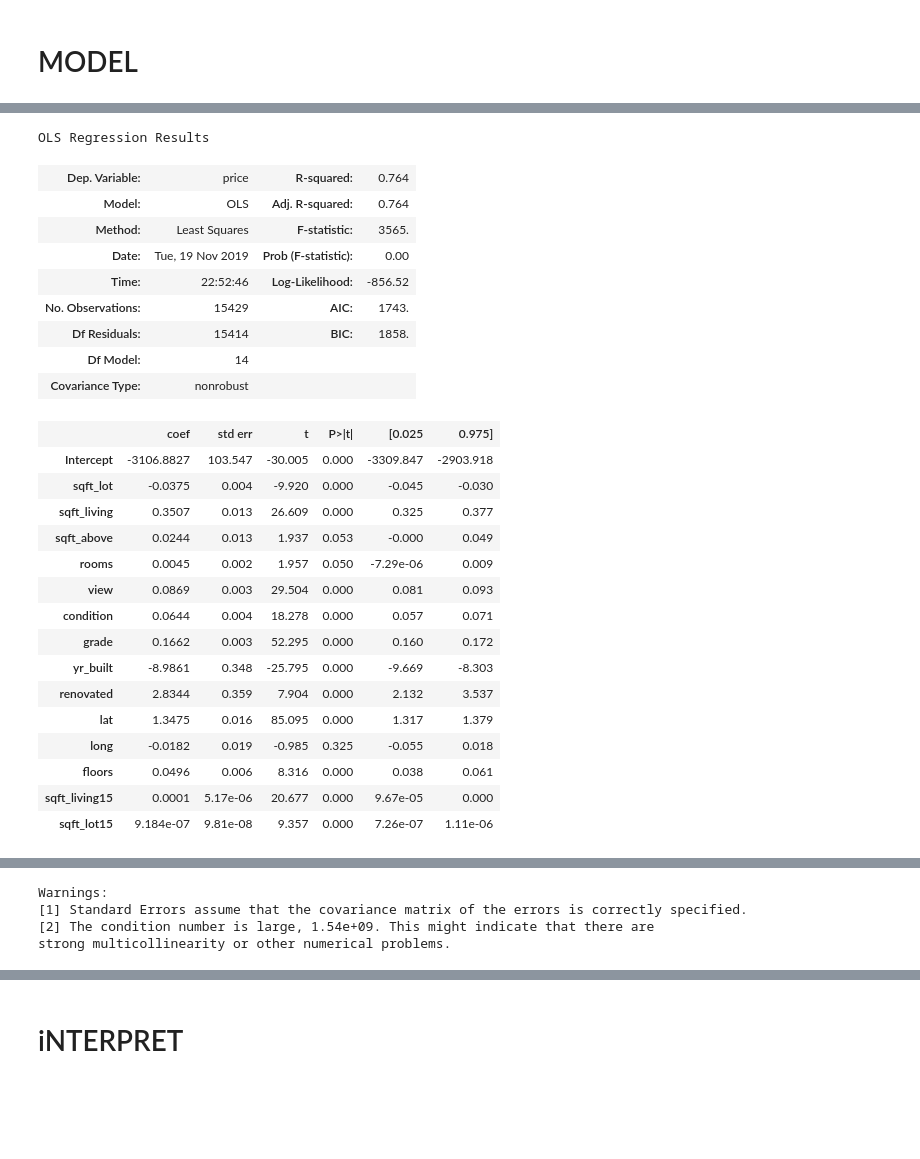
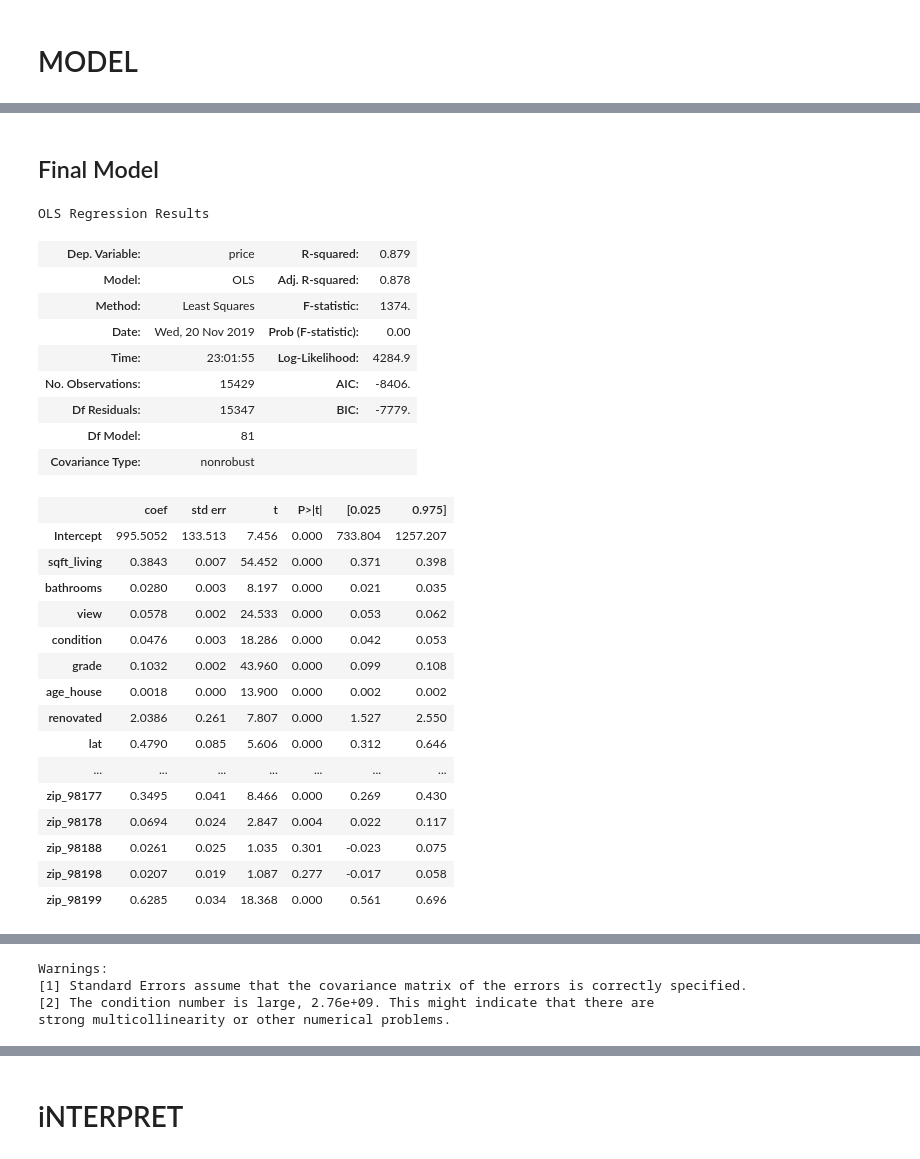
Before and after one commit to jdsmithwes/real_project1, a Jupyter notebook: student_OSEMN.ipynb, the cells around one changed output, grey strips where cells are left out. Cells and saved outputs as stored; diff of their text form; code cells hidden in the pictures; blank space fills up the shorter version.

```diff
--- a/student_OSEMN.ipynb
+++ b/student_OSEMN.ipynb
@@ -55,5 +67,2 @@ data.head()
 # %%
 data = data.dropna()
-# %%
-data.date1 = pd.to_datetime(data['date'])
-data.dropna()
@@ -111,0 +112,5 @@ memory usage: 2.6+ MB
+# %%
+data['date'] = pd.to_datetime(data['date'])
+data['year_sold'], data['month_sold'] = data['date'].dt.year, data['date'].dt.month
+data['year_sold'].astype(int)
+data['sqft_basement'].astype(float)
@@ -181,3 +184,5 @@ sns.regplot(x="zipcode",y="price",data=data)
+# %%
+zip_dummies = pd.get_dummies(data['zipcode'], prefix='zip', drop_first=True)
 # %%
 sns.regplot(x="sqft_lot",y="price",data=data)
 # %% [output]
@@ -509,25 +562,23 @@ NameError: name 'linreg' is not defined
+# %% [markdown]
+## Final Model
 # %%
 data_fin = pd.DataFrame([])
-data_fin['sqft_lot'] = data['scaled_sqftlot']
+#data_fin['sqft_lot'] = data['scaled_sqftlot']
 data_fin['sqft_living'] = data['scaled_sqftliving']
-data_fin['sqft_above'] = data['scaled_sqftabove']
-data_fin['rooms'] = data['bedrooms'] + data['bathrooms']
-#data_fin['zip_code'] = data['zipcode']
-#data_fin['bedrooms'] = data['bedrooms']
+#data_fin['sqft_above'] = data['scaled_sqftabove']
+data_fin['bathrooms'] = data['bathrooms']
 data_fin['view'] = data['view']
 data_fin['condition'] = data['condition']
 data_fin['grade'] = data['grade']
-#data_fin['bathrooms'] = data['bathrooms']
-data_fin['yr_built'] = data['scaled_yr_built']
+data_fin['age_house'] = data['year_sold'] - data['yr_built']
 data_fin['renovated'] = data['scaled_yr_renovated']
 data_fin['lat'] = data['lat']
 data_fin['long'] = data['long']
-#data_fin['waterfront'] = data['waterfront']
-data_fin['floors'] = data['floors']
+data_fin['waterfront'] = data['waterfront']
 data_fin['sqft_living15'] = data['sqft_living15']
 data_fin['sqft_lot15'] = data['sqft_lot15']
 price = data['log_price']
-data_ols = pd.concat([price, data_fin,], axis=1)
+data_ols = pd.concat([price, data_fin, zip_dummies], axis=1)
 # %%
 import statsmodels.formula.api as sm
 from statsmodels.formula.api import ols
@@ -537,32 +588,32 @@ predictors = data_ols.drop('log_price', axis=1)
 pred_sum = "+".join(predictors.columns)
 formula = outcome + "~" + pred_sum
 # %%
-model = ols(formula= formula, data = data_ols, missing = 'drop').fit()
-model.summary()
+third = ols(formula= formula, data = data_ols, missing = 'drop').fit()
+third.summary()
 # %% [output]
 OLS Regression Results
-| Dep. Variable: | price | R-squared: | 0.764 |
-| Model: | OLS | Adj. R-squared: | 0.764 |
-| Method: | Least Squares | F-statistic: | 3565. |
-| Date: | Tue, 19 Nov 2019 | Prob (F-statistic): | 0.00 |
-| Time: | 22:52:46 | Log-Likelihood: | -856.52 |
-| No. Observations: | 15429 | AIC: | 1743. |
-| Df Residuals: | 15414 | BIC: | 1858. |
-| Df Model: | 14 |  |  |
+| Dep. Variable: | price | R-squared: | 0.879 |
+| Model: | OLS | Adj. R-squared: | 0.878 |
+| Method: | Least Squares | F-statistic: | 1374. |
+| Date: | Wed, 20 Nov 2019 | Prob (F-statistic): | 0.00 |
+| Time: | 23:01:55 | Log-Likelihood: | 4284.9 |
+| No. Observations: | 15429 | AIC: | -8406. |
+| Df Residuals: | 15347 | BIC: | -7779. |
+| Df Model: | 81 |  |  |
 | Covariance Type: | nonrobust |  |  |
 |  | coef | std err | t | P>|t| | [0.025 | 0.975] |
-| Intercept | -3106.8827 | 103.547 | -30.005 | 0.000 | -3309.847 | -2903.918 |
-| sqft_lot | -0.0375 | 0.004 | -9.920 | 0.000 | -0.045 | -0.030 |
-| sqft_living | 0.3507 | 0.013 | 26.609 | 0.000 | 0.325 | 0.377 |
-| sqft_above | 0.0244 | 0.013 | 1.937 | 0.053 | -0.000 | 0.049 |
-| rooms | 0.0045 | 0.002 | 1.957 | 0.050 | -7.29e-06 | 0.009 |
-| view | 0.0869 | 0.003 | 29.504 | 0.000 | 0.081 | 0.093 |
-| condition | 0.0644 | 0.004 | 18.278 | 0.000 | 0.057 | 0.071 |
-| grade | 0.1662 | 0.003 | 52.295 | 0.000 | 0.160 | 0.172 |
-| yr_built | -8.9861 | 0.348 | -25.795 | 0.000 | -9.669 | -8.303 |
-| renovated | 2.8344 | 0.359 | 7.904 | 0.000 | 2.132 | 3.537 |
-| lat | 1.3475 | 0.016 | 85.095 | 0.000 | 1.317 | 1.379 |
-| long | -0.0182 | 0.019 | -0.985 | 0.325 | -0.055 | 0.018 |
-| floors | 0.0496 | 0.006 | 8.316 | 0.000 | 0.038 | 0.061 |
-| sqft_living15 | 0.0001 | 5.17e-06 | 20.677 | 0.000 | 9.67e-05 | 0.000 |
-| sqft_lot15 | 9.184e-07 | 9.81e-08 | 9.357 | 0.000 | 7.26e-07 | 1.11e-06 |
+| Intercept | 995.5052 | 133.513 | 7.456 | 0.000 | 733.804 | 1257.207 |
+| sqft_living | 0.3843 | 0.007 | 54.452 | 0.000 | 0.371 | 0.398 |
+| bathrooms | 0.0280 | 0.003 | 8.197 | 0.000 | 0.021 | 0.035 |
+| view | 0.0578 | 0.002 | 24.533 | 0.000 | 0.053 | 0.062 |
+| condition | 0.0476 | 0.003 | 18.286 | 0.000 | 0.042 | 0.053 |
+| grade | 0.1032 | 0.002 | 43.960 | 0.000 | 0.099 | 0.108 |
+| age_house | 0.0018 | 0.000 | 13.900 | 0.000 | 0.002 | 0.002 |
+| renovated | 2.0386 | 0.261 | 7.807 | 0.000 | 1.527 | 2.550 |
+| lat | 0.4790 | 0.085 | 5.606 | 0.000 | 0.312 | 0.646 |
+| ... | ... | ... | ... | ... | ... | ... |
+| zip_98177 | 0.3495 | 0.041 | 8.466 | 0.000 | 0.269 | 0.430 |
+| zip_98178 | 0.0694 | 0.024 | 2.847 | 0.004 | 0.022 | 0.117 |
+| zip_98188 | 0.0261 | 0.025 | 1.035 | 0.301 | -0.023 | 0.075 |
+| zip_98198 | 0.0207 | 0.019 | 1.087 | 0.277 | -0.017 | 0.058 |
+| zip_98199 | 0.6285 | 0.034 | 18.368 | 0.000 | 0.561 | 0.696 |
@@ -573,4 +624,4 @@ OLS Regression Results
 Warnings:
 [1] Standard Errors assume that the covariance matrix of the errors is correctly specified.
-[2] The condition number is large, 1.54e+09. This might indicate that there are
+[2] The condition number is large, 2.76e+09. This might indicate that there are
 strong multicollinearity or other numerical problems.
```
Also changed, not shown: parts of 36 cells of this notebook.
